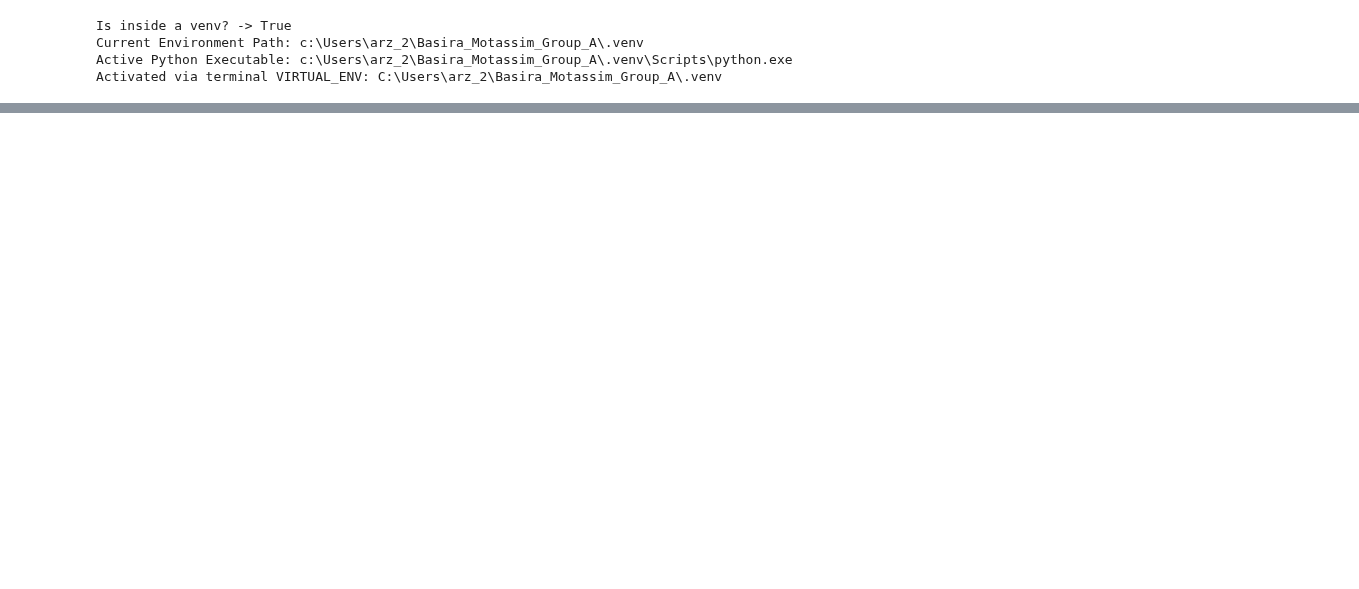
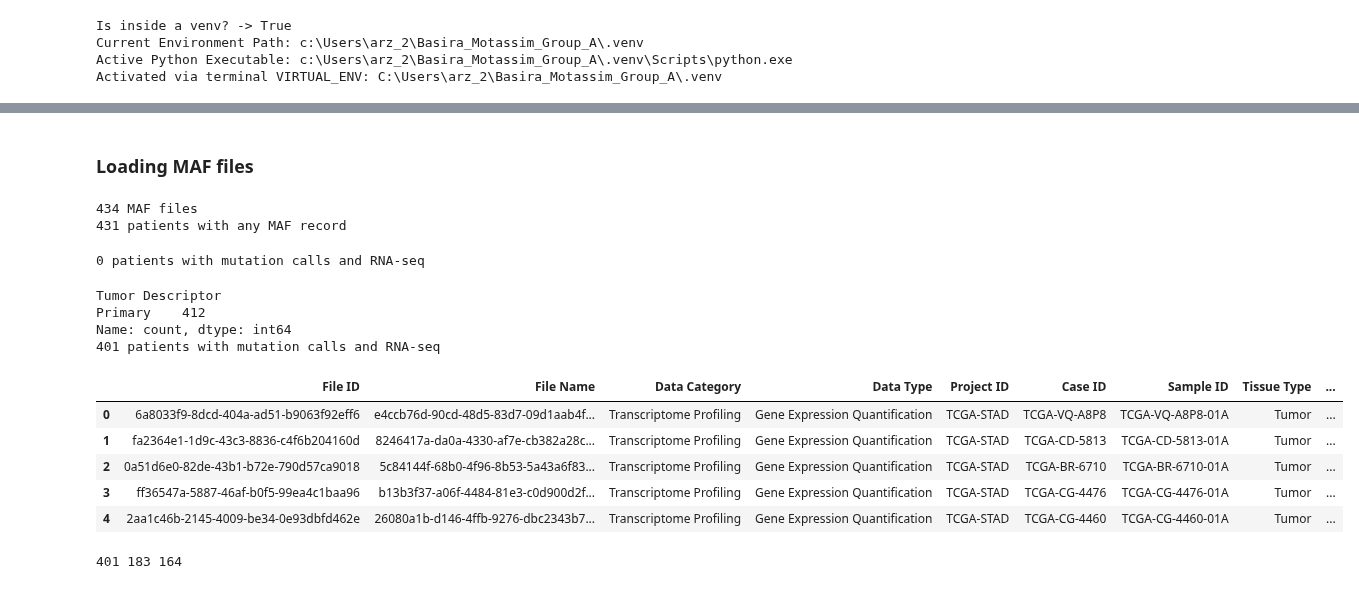
Before and after one commit to motassimkhan/Basira_Group_A, a Jupyter notebook: scripts/CohortDemographics.ipynb, the cells around one changed output, grey strips where cells are left out. Cells and saved outputs as stored; diff of their text form; code cells hidden in the pictures; blank space fills up the shorter version.

```diff
--- a/scripts/CohortDemographics.ipynb
+++ b/scripts/CohortDemographics.ipynb
@@ -80,0 +84,70 @@ KeyError: 'Patient ID'
+# %% [markdown]
+### Loading MAF files
+# %%
+import glob, pandas as pd
+
+MAF_DIR = "mutation/maf_files"     # edit this
+files = glob.glob("../mutation/maf_files/**/*.maf.gz", recursive=True)
+print(len(files), "MAF files")     # you reported 434
+
+maf = pd.concat(
+    (pd.read_csv(f, sep="\t", comment="#", low_memory=False,
+                 usecols=["Hugo_Symbol", "Variant_Classification", "Tumor_Sample_Barcode"])
+     for f in files),
+    ignore_index=True)
+maf["patient"] = maf["Tumor_Sample_Barcode"].str[:12]
+print(maf["patient"].nunique(), "patients with any MAF record")
+# %% [output]
+434 MAF files
+431 patients with any MAF record
+# %%
+RNA_FILE = r"..\data_rna\gdc_sample_sheet.2026-10-11.tsv"   # edit this
+
+cols = pd.read_csv(RNA_FILE, sep="\t", nrows=0).columns   # header only
+rna_patients = {c[:12] for c in cols}
+
+patients = set(maf["patient"]) & rna_patients
+print(len(patients), "patients with mutation calls and RNA-seq")   # expect 404
+# %% [output]
+0 patients with mutation calls and RNA-seq
+# %%
+SAMPLE_SHEET  = r"..\data_rna\gdc_sample_sheet.2026-10-11.tsv"   # edit this
+
+
+ss = pd.read_csv(SAMPLE_SHEET, sep="\t")
+print(ss["Tumor Descriptor"].value_counts())          # check what is in there
+
+prim = ss[ss["Tumor Descriptor"] == "Primary"]
+rna_patients = set(prim["Case ID"].str[:12])
+
+patients = set(maf["patient"]) & rna_patients
+print(len(patients), "patients with mutation calls and RNA-seq")   # expect about 404  # expect 404
+# %% [output]
+Tumor Descriptor
+Primary    412
+Name: count, dtype: int64
+401 patients with mutation calls and RNA-seq
+# %%
+ss.head()
+# %% [output]
+|  | File ID | File Name | Data Category | Data Type | Project ID | Case ID | Sample ID | Tissue Type | ... |
+| 0 | 6a8033f9-8dcd-404a-ad51-b9063f92eff6 | e4ccb76d-90cd-48d5-83d7-09d1aab4f... | Transcriptome Profiling | Gene Expression Quantification | TCGA-STAD | TCGA-VQ-A8P8 | TCGA-VQ-A8P8-01A | Tumor | ... |
+| 1 | fa2364e1-1d9c-43c3-8836-c4f6b204160d | 8246417a-da0a-4330-af7e-cb382a28c... | Transcriptome Profiling | Gene Expression Quantification | TCGA-STAD | TCGA-CD-5813 | TCGA-CD-5813-01A | Tumor | ... |
+| 2 | 0a51d6e0-82de-43b1-b72e-790d57ca9018 | 5c84144f-68b0-4f96-8b53-5a43a6f83... | Transcriptome Profiling | Gene Expression Quantification | TCGA-STAD | TCGA-BR-6710 | TCGA-BR-6710-01A | Tumor | ... |
+| 3 | ff36547a-5887-46af-b0f5-99ea4c1baa96 | b13b3f37-a06f-4484-81e3-c0d900d2f... | Transcriptome Profiling | Gene Expression Quantification | TCGA-STAD | TCGA-CG-4476 | TCGA-CG-4476-01A | Tumor | ... |
+| 4 | 2aa1c46b-2145-4009-be34-0e93dbfd462e | 26080a1b-d146-4ffb-9276-dbc2343b7... | Transcriptome Profiling | Gene Expression Quantification | TCGA-STAD | TCGA-CG-4460 | TCGA-CG-4460-01A | Tumor | ... |
+# %%
+CAD_GENES = ["CDH1","CDH11","CDH13","CDH17","CDH2","CDH3","CDHR2","CDHR5",
+             "CLSTN1","DSC2","DSG2","FAT1","PCDH1","PCDH17","PCDH18","PCDHGA10"]
+
+NON_SILENT = ["Missense_Mutation","Nonsense_Mutation","Frame_Shift_Del","Frame_Shift_Ins",
+              "Splice_Site","In_Frame_Del","In_Frame_Ins","Translation_Start_Site"]
+
+ns = maf[maf["Variant_Classification"].isin(NON_SILENT) & maf["patient"].isin(patients)]
+
+tp53 = set(ns.loc[ns["Hugo_Symbol"] == "TP53", "patient"])
+cad  = set(ns.loc[ns["Hugo_Symbol"].isin(CAD_GENES), "patient"])
+
+print(len(patients), len(tp53), len(cad))   # expect 404, 183, 164
+# %% [output]
+401 183 164
```
Also changed, not shown: parts of 8 cells of this notebook, 1 other file.
